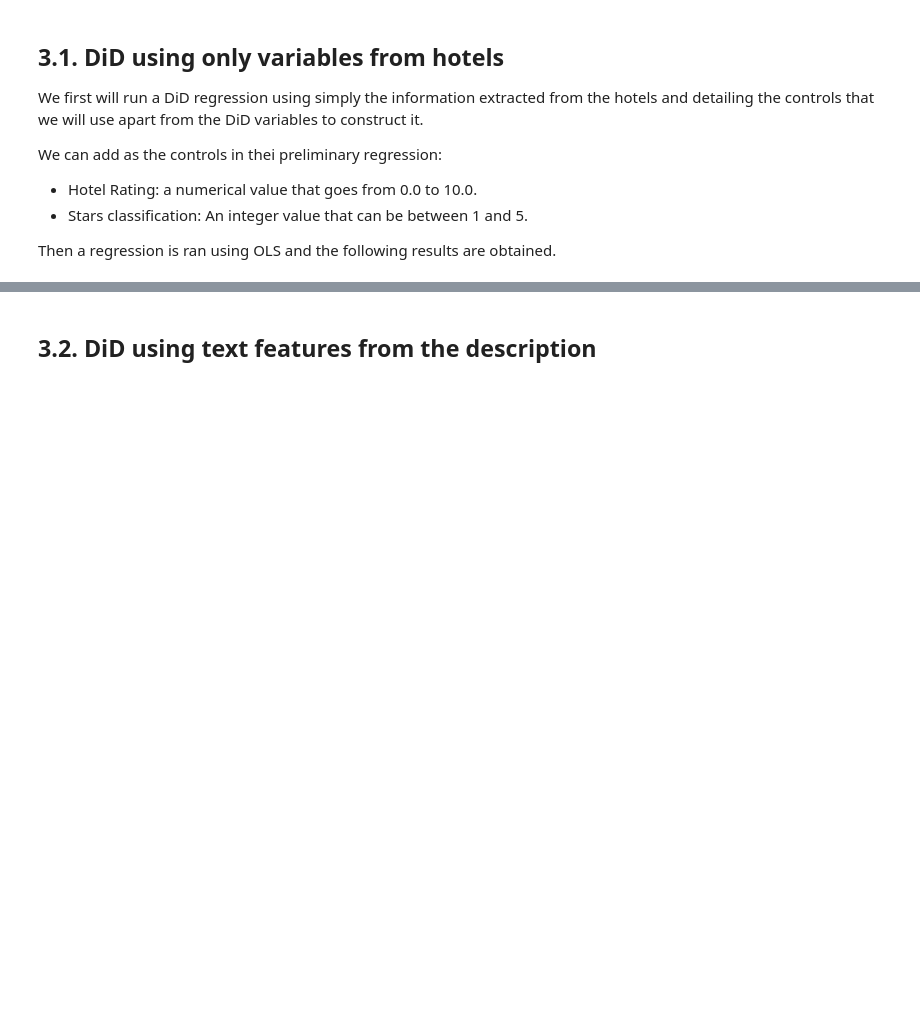
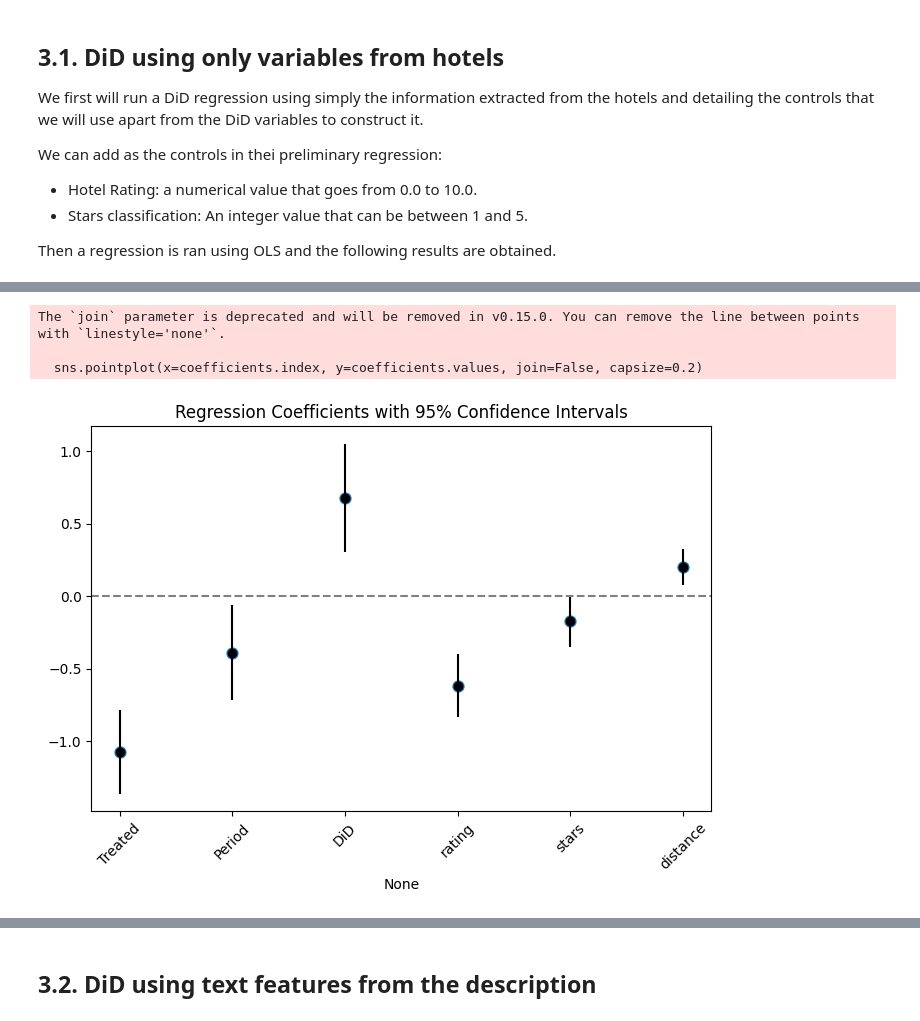
Before and after one commit to Enzo280100/textmining_booking, a Jupyter notebook: booking/ITM_HW1.ipynb, the cells around one changed output, grey strips where cells are left out. Cells and saved outputs as stored; diff of their text form; code cells hidden in the pictures; blank space fills up the shorter version.

```diff
--- a/booking/ITM_HW1.ipynb
+++ b/booking/ITM_HW1.ipynb
@@ -278,6 +287,6 @@ We can add as the controls in thei preliminary regression:
 
 Then a regression is ran using OLS and the following results are obtained.
 # %%
-modela = smf.ols("Price ~ Treated + Period + DiD + Rating + Stars + Center_Distance", data=df_clean).fit()
+modela = smf.ols("price ~ Treated + Period + DiD + rating + stars + distance", data=df_clean).fit(cov_type='HC1')
 
 print(modela.summary())
@@ -284,23 +311,28 @@ print(modela.summary())
 # %%
 # Extract coefficients and confidence intervals
 coefficients = modela.params
 conf_int = modela.conf_int()
 conf_int.columns = ['low', 'high']
 
 # Select only relevant variables
-variables_of_interest = ["Treated", "Period", "DiD", "Rating", "Stars"]
+variables_of_interest = ["Treated", "Period", "DiD", "rating", "stars","distance"]
 coefficients = coefficients[variables_of_interest]
 conf_int = conf_int.loc[variables_of_interest]
 
 # Plot
 plt.figure(figsize=(8,5))
 sns.pointplot(x=coefficients.index, y=coefficients.values, join=False, capsize=0.2)
 plt.errorbar(coefficients.index, coefficients.values,
              yerr=[coefficients - conf_int['low'], conf_int['high'] - coefficients],
              fmt='o', color='black')
 
 plt.axhline(0, linestyle="--", color="gray")
 plt.title("Regression Coefficients with 95% Confidence Intervals")
 plt.xticks(rotation=45)
 plt.show()
+# %% [output]
+The `join` parameter is deprecated and will be removed in v0.15.0. You can remove the line between points with `linestyle='none'`.
+
+  sns.pointplot(x=coefficients.index, y=coefficients.values, join=False, capsize=0.2)
+[figure, added]
 # %%
```
Also changed, not shown: parts of 15 cells of this notebook.
